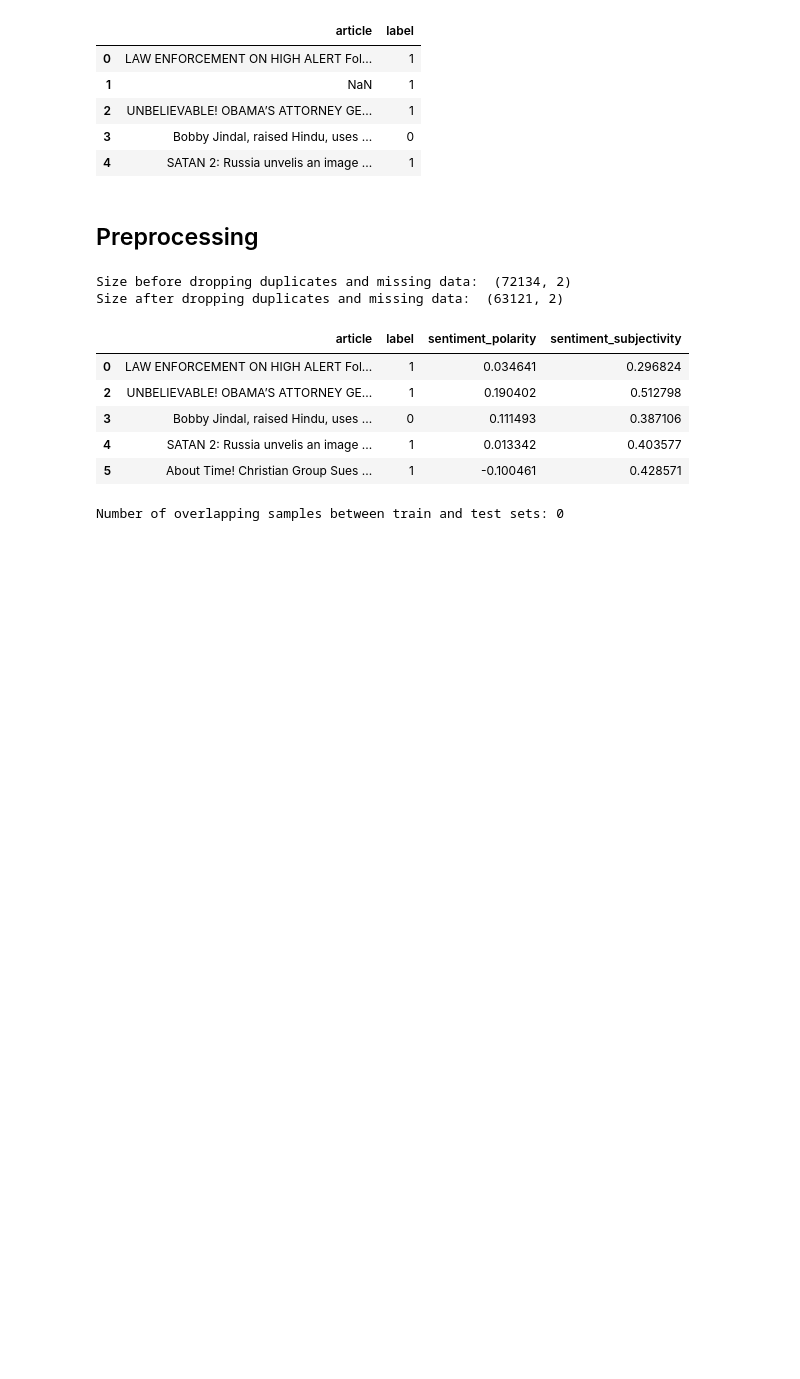
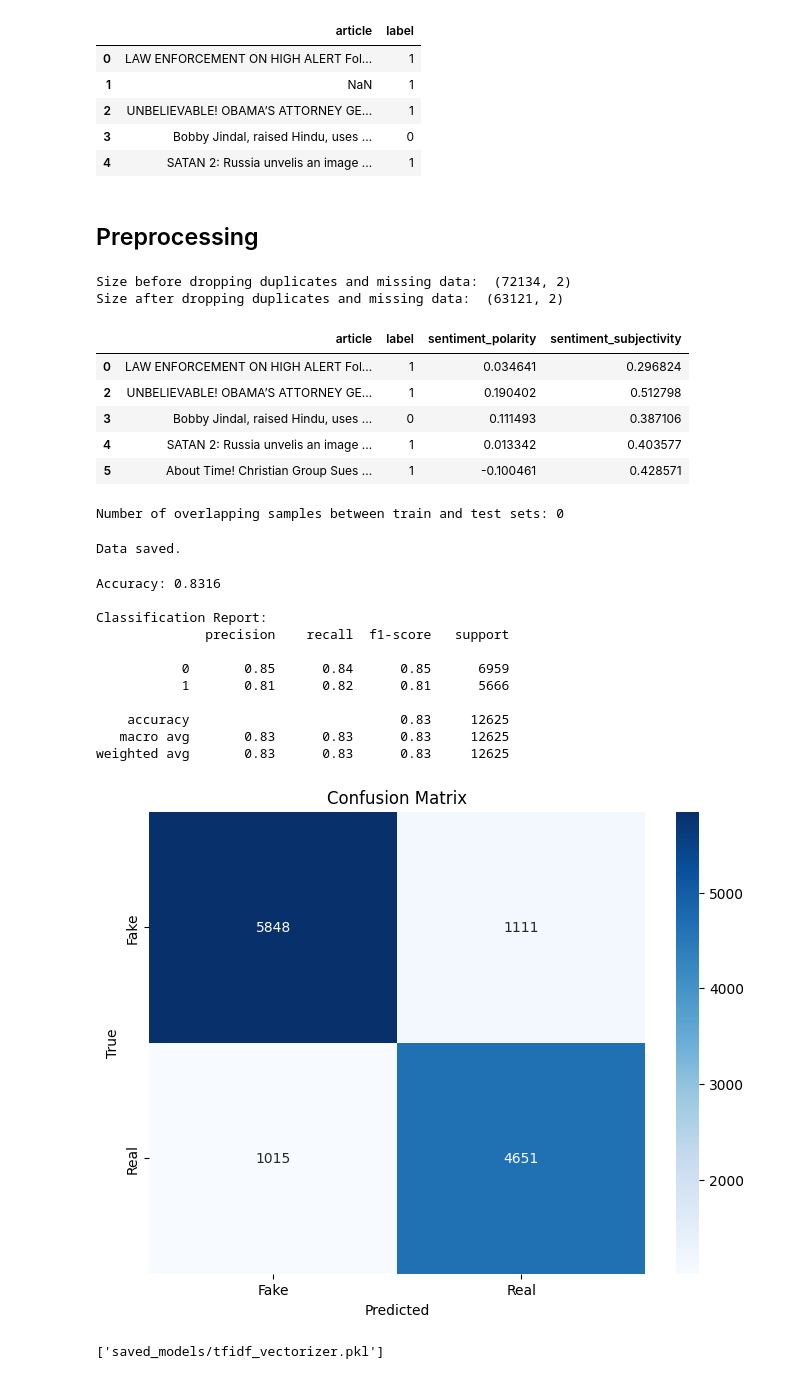
Before and after one commit to ronakjain1234/DataScienceLabFinalProject, a Jupyter notebook: DataPreprocessing/naive_bayes.ipynb, the cells around one changed output. Drawn from its saved outputs; the diff is of its cells as text; code cells hidden in the pictures; blank space fills up the shorter version.

Commit message:
updated naive Bayes code

```diff
--- a/DataPreprocessing/naive_bayes.ipynb
+++ b/DataPreprocessing/naive_bayes.ipynb
@@ -87,6 +89,13 @@ overlap = set(X_train).intersection(set(X_test))
 print(f"Number of overlapping samples between train and test sets: {len(overlap)}")
 # %% [output]
 Number of overlapping samples between train and test sets: 0
+# %%
+# Save data
+with open('saved_models_and_data/preprocessed_data.pkl', 'wb') as file:
+    pickle.dump((X_train, X_test, y_train, y_test), file)
+print("Data saved.")
+# %% [output]
+Data saved.
 # %%
 def preprocess_text(text):
     # Lowercase the text
@@ -128,32 +137,40 @@ X_test_vectorized = vectorizer.transform(X_test_processed)
 # %%
 # Train Naive Bayes Classifier
 nb_classifier = MultinomialNB()
 nb_classifier.fit(X_train_vectorized, y_train)
-
-# nb_classifier = joblib.load('naive_bayes_classifier.pkl')
-# vectorizer = joblib.load('tfidf_vectorizer.pkl')
 
 # Predict on test data
 y_pred = nb_classifier.predict(X_test_vectorized)
 
 # Evaluate the model
 accuracy = accuracy_score(y_test, y_pred)
 print(f"Accuracy: {accuracy:.4f}")
 
 print("\nClassification Report:")
 print(classification_report(y_test, y_pred))
 
 # Confusion Matrix
 conf_matrix = confusion_matrix(y_test, y_pred)
 plt.figure(figsize=(8, 6))
 sns.heatmap(conf_matrix, annot=True, fmt='d', cmap='Blues', xticklabels=['Fake', 'Real'], yticklabels=['Fake', 'Real'])
 plt.xlabel('Predicted')
 plt.ylabel('True')
 plt.title('Confusion Matrix')
 plt.show()
 
-# Save model and vectorizer
-joblib.dump(nb_classifier, 'saved_models/naive_bayes_model.pkl')
-joblib.dump(vectorizer, 'saved_models/naive_bayes_vectorizer.pkl')
-
-print("Model and vectorizer saved")
+joblib.dump(nb_classifier, 'saved_models/naive_bayes_classifier.pkl')
+joblib.dump(vectorizer, 'saved_models/tfidf_vectorizer.pkl')
+# %% [output]
+Accuracy: 0.8316
+
+Classification Report:
+              precision    recall  f1-score   support
+
+           0       0.85      0.84      0.85      6959
+           1       0.81      0.82      0.81      5666
+
+    accuracy                           0.83     12625
+   macro avg       0.83      0.83      0.83     12625
+weighted avg       0.83      0.83      0.83     12625
+[figure, added]
+['saved_models/tfidf_vectorizer.pkl']
```
Also changed, not shown: parts of 1 cell of this notebook.
